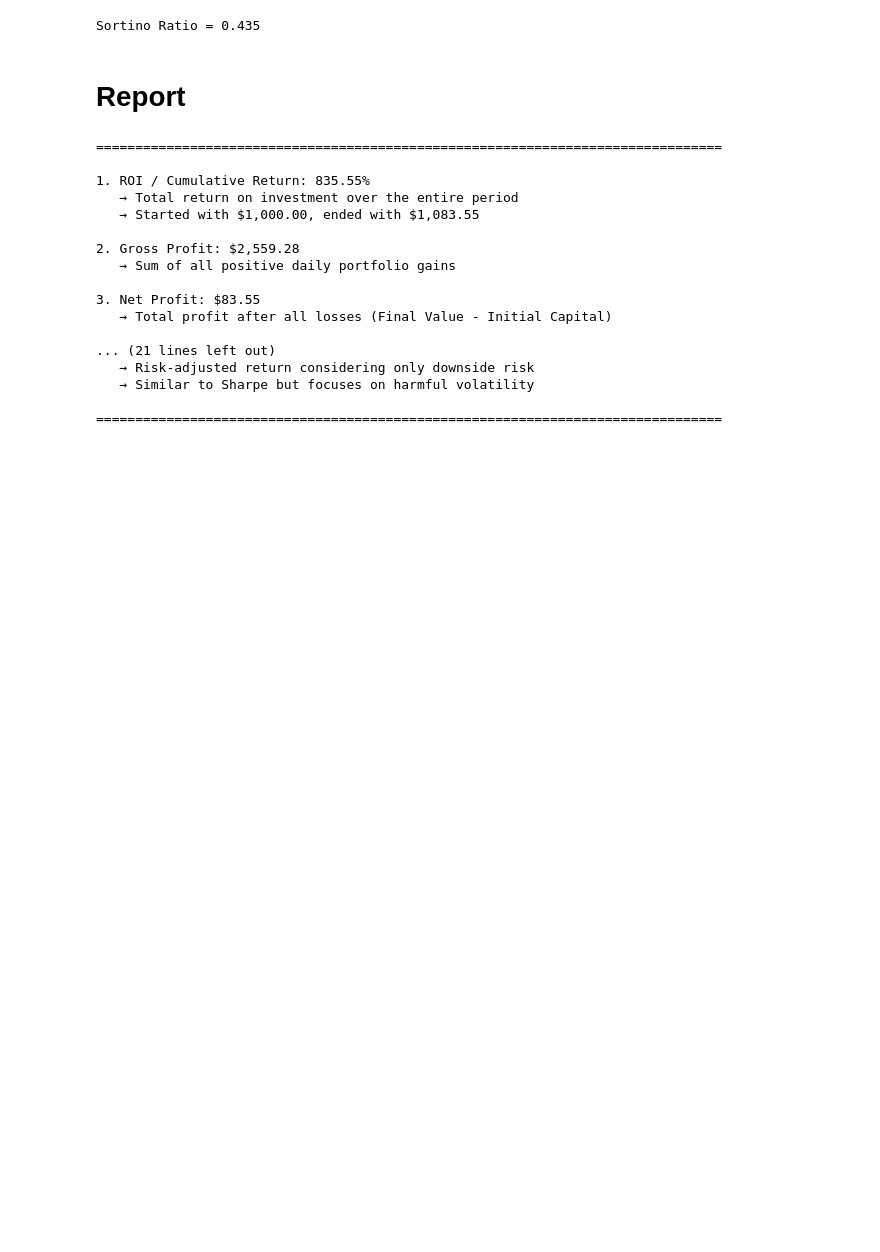
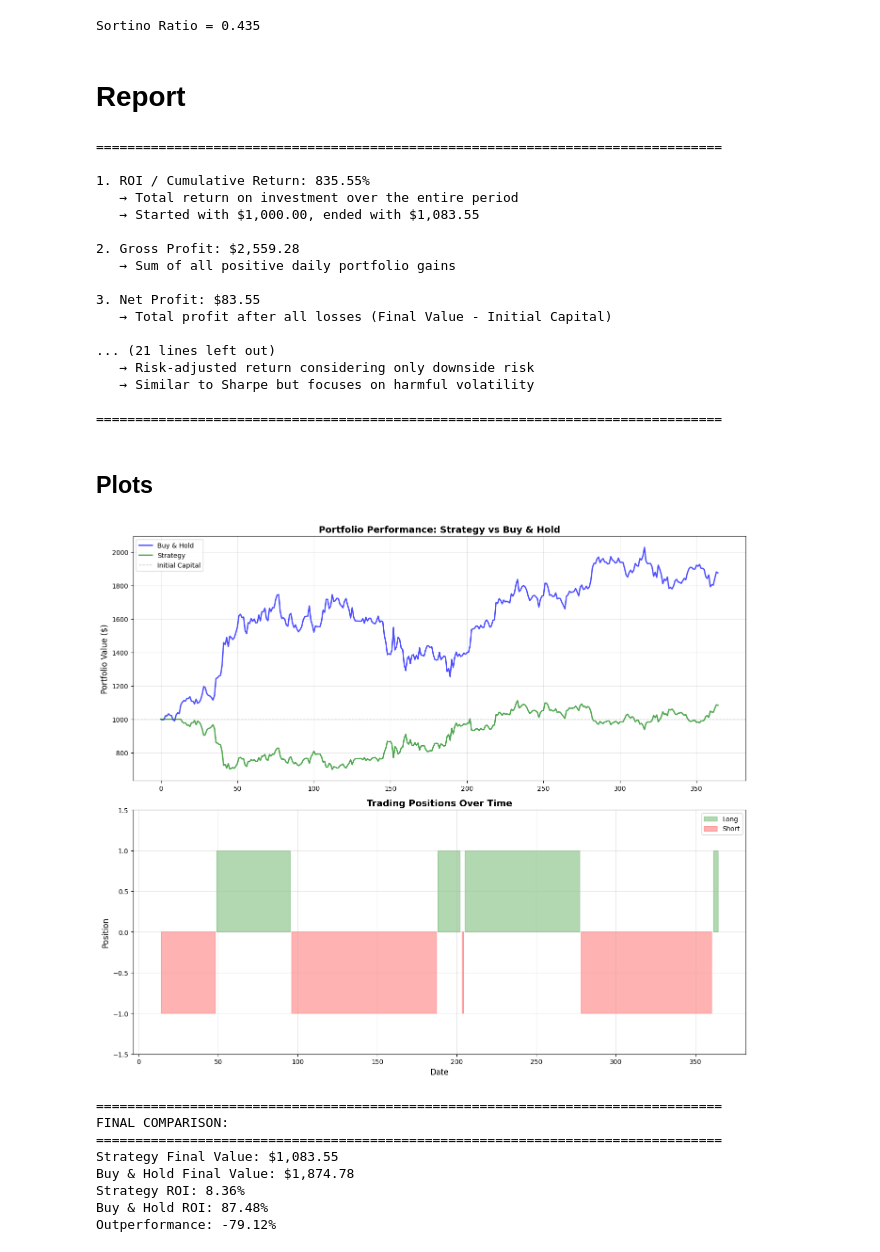
Before and after one commit to AminFiroozi/TA-HW3, a Jupyter notebook: HW3-401521471-AminFiroozi.ipynb, the cells around one changed output. Saved outputs shown, nothing was run; the diff lists cells and outputs as text; code cells hidden in the pictures; blank space fills up the shorter version.

Commit message:
feat: add plots and fix sp500 empty values

```diff
--- a/HW3-401521471-AminFiroozi.ipynb
+++ b/HW3-401521471-AminFiroozi.ipynb
@@ -873,3 +813,58 @@ print("\n" + "=" * 80)
    → Similar to Sharpe but focuses on harmful volatility
 
 ================================================================================
+# %% [markdown]
+## Plots
+# %%
+fig, axes = plt.subplots(2, 1, figsize=(14, 12))
+
+ax1 = axes[0]
+ax1.plot(df.index, df[MARKET_RETURN],
+        label='Buy & Hold', linewidth=2, alpha=0.7, color='blue')
+ax1.plot(df.index, df[PORTFOLIO],
+        label='Strategy', linewidth=2, alpha=0.7, color='green')
+ax1.axhline(y=INITIAL_ASSET, color='gray', linestyle='--',
+            linewidth=1, alpha=0.5, label='Initial Capital')
+ax1.set_ylabel('Portfolio Value ($)', fontsize=12)
+ax1.set_title('Portfolio Performance: Strategy vs Buy & Hold', fontsize=14, fontweight='bold')
+ax1.legend(loc='best', fontsize=10)
+ax1.grid(True, alpha=0.3)
+
+# Plot 3: Position Over Time
+ax3 = axes[1]
+ax3.fill_between(df.index, 0, df[POSITION],
+                where=(df[POSITION] > 0), alpha=0.3, color='green', label='Long')
+ax3.fill_between(df.index, 0, df[POSITION],
+                where=(df[POSITION] < 0), alpha=0.3, color='red', label='Short')
+ax3.set_ylabel('Position', fontsize=12)
+ax3.set_xlabel('Date', fontsize=12)
+ax3.set_title('Trading Positions Over Time', fontsize=14, fontweight='bold')
+ax3.set_ylim([-1.5, 1.5])
+ax3.legend(loc='best', fontsize=10)
+ax3.grid(True, alpha=0.3)
+
+plt.tight_layout()
+plt.show()
+
+print(f"\n{'='*80}")
+print("FINAL COMPARISON:")
+print(f"{'='*80}")
+print(f"Strategy Final Value: ${df[PORTFOLIO].iloc[-1]:,.2f}")
+print(f"Buy & Hold Final Value: ${df[MARKET_RETURN].iloc[-1]:,.2f}")
+
+strategy_roi = (df[PORTFOLIO].iloc[-1] - INITIAL_ASSET) / INITIAL_ASSET
+buyhold_roi = (df[MARKET_RETURN].iloc[-1] - INITIAL_ASSET) / INITIAL_ASSET
+
+print(f"Strategy ROI: {strategy_roi:.2%}")
+print(f"Buy & Hold ROI: {buyhold_roi:.2%}")
+print(f"Outperformance: {(strategy_roi - buyhold_roi):.2%}")
+# %% [output]
+[figure, added]
+================================================================================
+FINAL COMPARISON:
+================================================================================
+Strategy Final Value: $1,083.55
+Buy & Hold Final Value: $1,874.78
+Strategy ROI: 8.36%
+Buy & Hold ROI: 87.48%
+Outperformance: -79.12%
```
Also changed, not shown: parts of 4 cells of this notebook.
